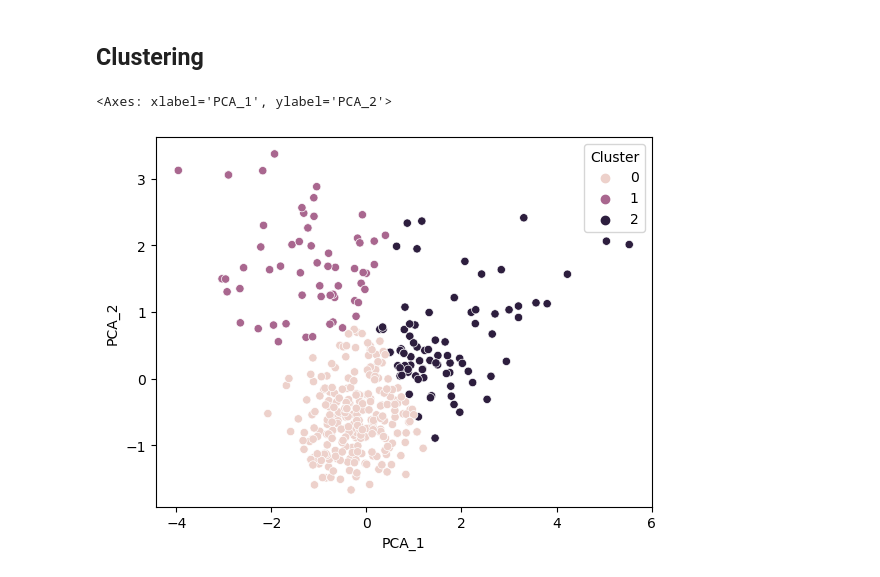
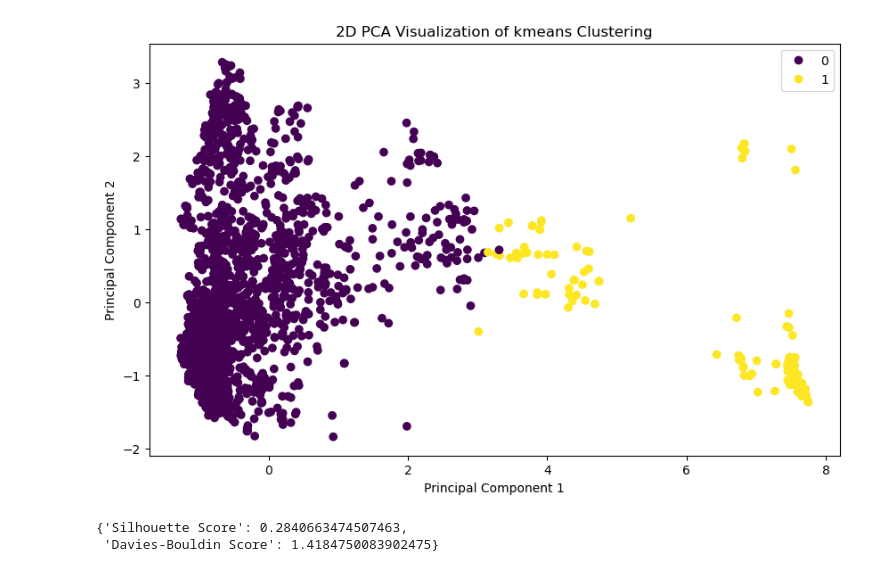
Before and after one commit to Pablo-CanoCarciofa/Enzyme-Specificity, a Jupyter notebook: Code/EDA.ipynb, the cells around one changed output. Drawn from its saved outputs; the diff is of its cells as text; code cells hidden in the pictures.

```diff
--- a/Code/EDA.ipynb
+++ b/Code/EDA.ipynb
@@ -62,2 +15,0 @@ enzyme_pca = pd.concat([enzyme_df['Name'], scaled], axis=1)
-# %% [markdown]
-## Clustering
@@ -67,5 +16,15 @@ enzyme_pca['Cluster'] = kmeans.labels_
-# %%
-sns.scatterplot(data = enzyme_pca, x = 'PCA_1', y = 'PCA_2', hue = 'Cluster')
-# %% [output]
-<Axes: xlabel='PCA_1', ylabel='PCA_2'>
-[figure, removed]
+# %%
+enzyme_dfs = {}
+for i in range (1,8):
+    enzyme_dfs[i] = balanced_df[balanced_df['ec_number'].str.startswith(str(i))]
+    enzyme_dfs[i] = Dataset(enzyme_dfs[i])
+    enzyme_dfs[i] = enzyme_dfs[i].featurise_df('substrate', 'fingerprint')
+# %%
+clustering = Clustering(method = 'kmeans', n_clusters = 2)
+clustering.cluster(enzyme_dfs[1])
+clustering.visualise(enzyme_dfs[1])
+clustering.evaluate(enzyme_dfs[1])
+# %% [output]
+[figure, added]
+{'Silhouette Score': 0.2840663474507463,
+ 'Davies-Bouldin Score': 1.4184750083902475}
```
Also changed, not shown: parts of 18 cells of this notebook, 2 other files.
